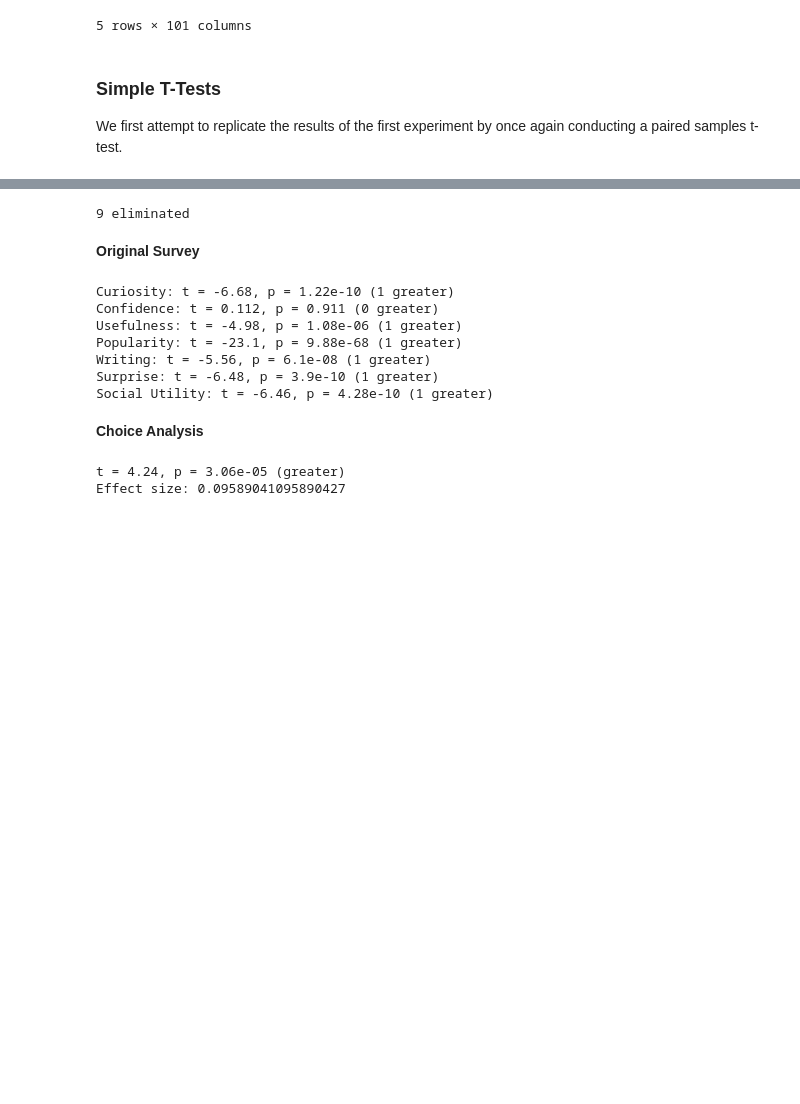
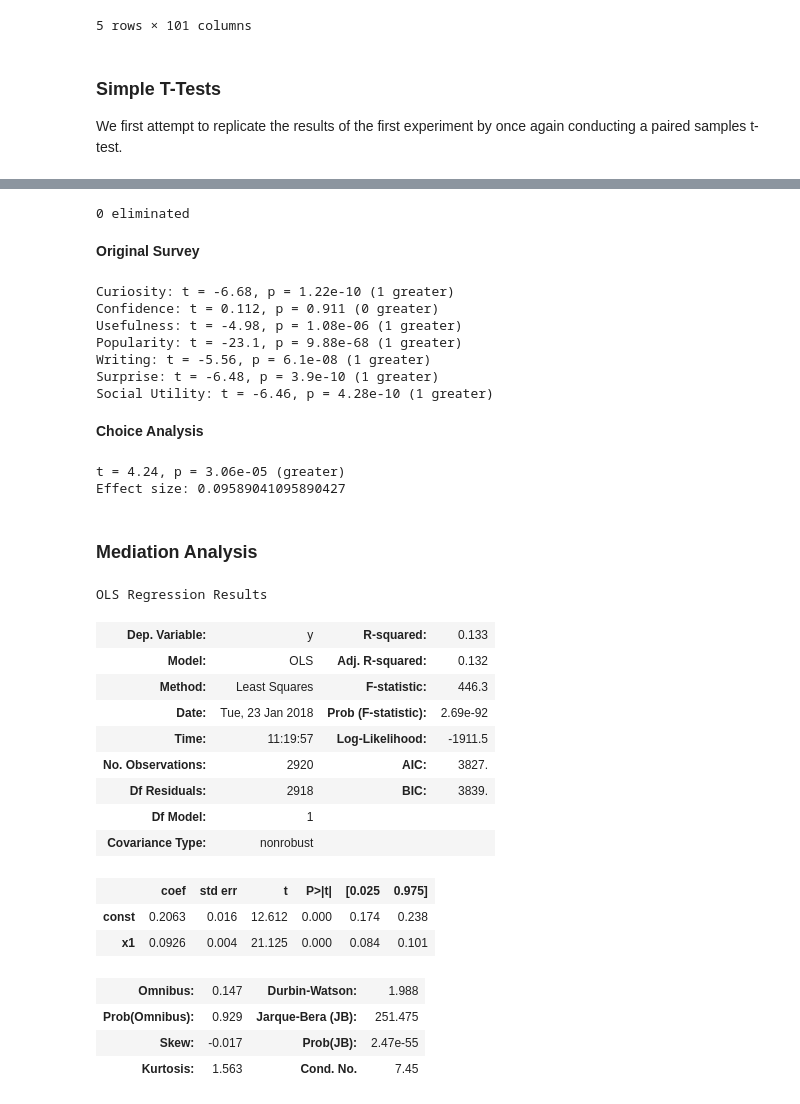
Before and after one commit to hermish/concepts-research, a Jupyter notebook: analysis/5-cogsci-paper/1-experiment-three.ipynb, the cells around one changed output, grey strips where cells are left out. Drawn from its saved outputs; the diff is of its cells as text; code cells hidden in the pictures; blank space fills up the shorter version.

Commit message:
Begin mediation analysis

```diff
--- a/analysis/5-cogsci-paper/1-experiment-three.ipynb
+++ b/analysis/5-cogsci-paper/1-experiment-three.ipynb
@@ -180,21 +182,21 @@ PLOTTING_OPTIONS = {
     'ticks': ['Curiosity', 'Confidence', 'Usefulness',
               'Popularity', 'Writing', 'Surprise', 'Social Utility']}
 
-display(Markdown('**Original Survey**'))
+printmd('**Original Survey**')
 for index, j_label in enumerate(JUDGMENT_LABELS):
     low_data = data['{}_low'.format(j_label)]
     high_data = data['{}_high'.format(j_label)]
     print('{}: {}'.format(PLOTTING_OPTIONS['ticks'][index],
                           describe.paired_t_test(low_data, high_data)))
 
-display(Markdown('**Choice Analysis**'))
+printmd('**Choice Analysis**')
 high_choice_labels = ['{}_choice'.format(q_label) for q_label in HIGH_LABELS]
 high_choice_means = data[high_choice_labels].mean(axis=1)
 high_mean = high_choice_means.mean()
 print(describe.one_sample_t_test(high_choice_means, 0.5))
 print('Effect size: {}'.format(2 * high_mean - 1))
 # %% [output]
-9 eliminated
+0 eliminated
 **Original Survey**
 Curiosity: t = -6.68, p = 1.22e-10 (1 greater)
 Confidence: t = 0.112, p = 0.911 (0 greater)
@@ -206,3 +208,14 @@ Social Utility: t = -6.46, p = 4.28e-10 (1 greater)
 **Choice Analysis**
 t = 4.24, p = 3.06e-05 (greater)
 Effect size: 0.09589041095890427
+# %% [markdown]
+### Mediation Analysis
+# %%
+# Aggreate all questions and choice
+flattened_data = {'group': [], 'curiosity': [], 'choice': []}
+for index, row in data.iterrows():
+    for q_label in ALL_LABELS:
+        level = 1 if row['{}_score'.format(q_label)] > 240.9 else 0
+        flattened_data['group'].append(level)
+        flattened_data['curiosity'].append(row['{}_j0'.format(q_label)])
+        flattened_data['choice'].append(row['{}_choice'.format(q_label)])
@@ -208,0 +224,26 @@ Effect size: 0.09589041095890427
+# %%
+X = flattened_data['curiosity']
+y = flattened_data['choice']
+X = sm.add_constant(X)
+
+model = sm.OLS(y, X).fit()
+predictions = model.predict(X)
+model.summary()
+# %% [output]
+OLS Regression Results
+| Dep. Variable: | y | R-squared: | 0.133 |
+| Model: | OLS | Adj. R-squared: | 0.132 |
+| Method: | Least Squares | F-statistic: | 446.3 |
+| Date: | Tue, 23 Jan 2018 | Prob (F-statistic): | 2.69e-92 |
+| Time: | 11:19:57 | Log-Likelihood: | -1911.5 |
+| No. Observations: | 2920 | AIC: | 3827. |
+| Df Residuals: | 2918 | BIC: | 3839. |
+| Df Model: | 1 |  |  |
+| Covariance Type: | nonrobust |  |  |
+|  | coef | std err | t | P>|t| | [0.025 | 0.975] |
+| const | 0.2063 | 0.016 | 12.612 | 0.000 | 0.174 | 0.238 |
+| x1 | 0.0926 | 0.004 | 21.125 | 0.000 | 0.084 | 0.101 |
+| Omnibus: | 0.147 | Durbin-Watson: | 1.988 |
+| Prob(Omnibus): | 0.929 | Jarque-Bera (JB): | 251.475 |
+| Skew: | -0.017 | Prob(JB): | 2.47e-55 |
+| Kurtosis: | 1.563 | Cond. No. | 7.45 |
```
Also changed, not shown: parts of 5 cells of this notebook.
